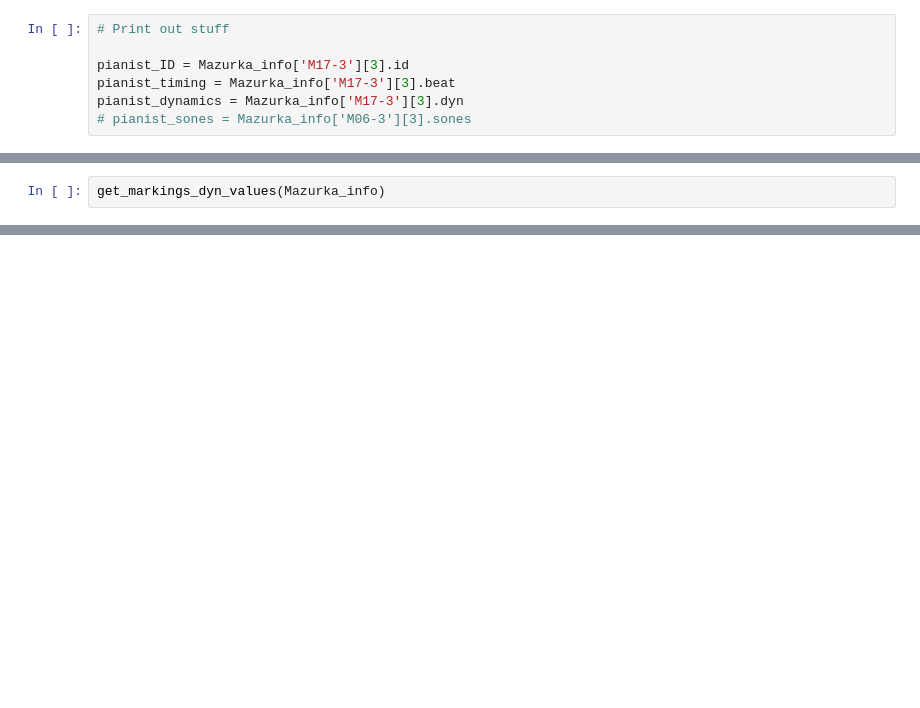
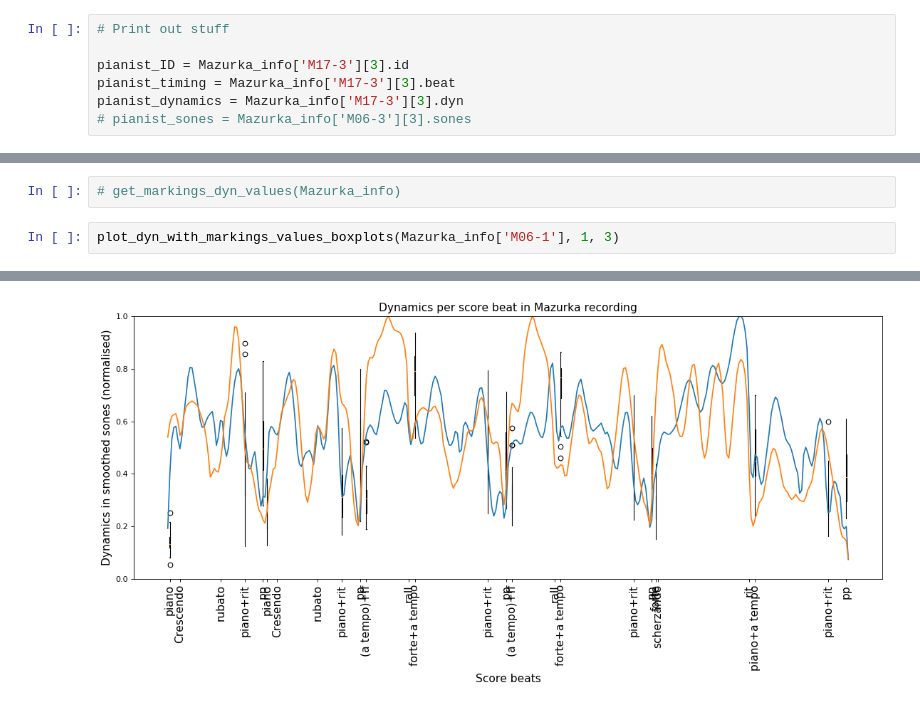
Before and after one commit to katkost/MazurkaBL, a Jupyter notebook: scripts/test2.ipynb, the cells around one changed output, grey strips where cells are left out. Cells and saved outputs as stored; diff of their text form; blank space fills up the shorter version.

Commit message:
update boxplot

```diff
--- a/scripts/test2.ipynb
+++ b/scripts/test2.ipynb
@@ -33,2 +35,5 @@ plot_beat_dyn(Mazurka_info['M33-2'][3:5])
-# %%
-get_markings_dyn_values(Mazurka_info)
+# %%
+# get_markings_dyn_values(Mazurka_info)
+# %%
+plot_dyn_with_markings_values_boxplots(Mazurka_info['M06-1'], 1, 3)
+# %% [output]
@@ -34,0 +58 @@ get_markings_dyn_values(Mazurka_info)
+[figure, added]
```
Also changed, not shown: parts of 4 cells of this notebook, 2 other files.
